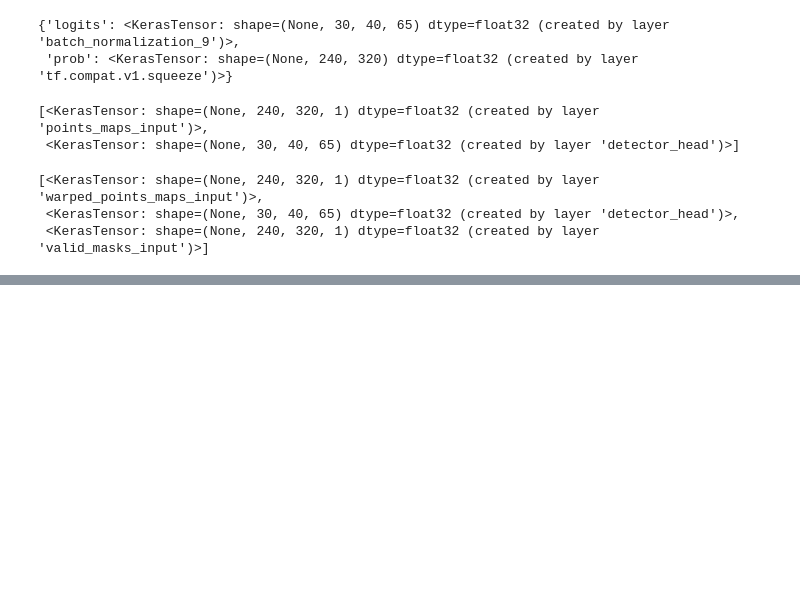
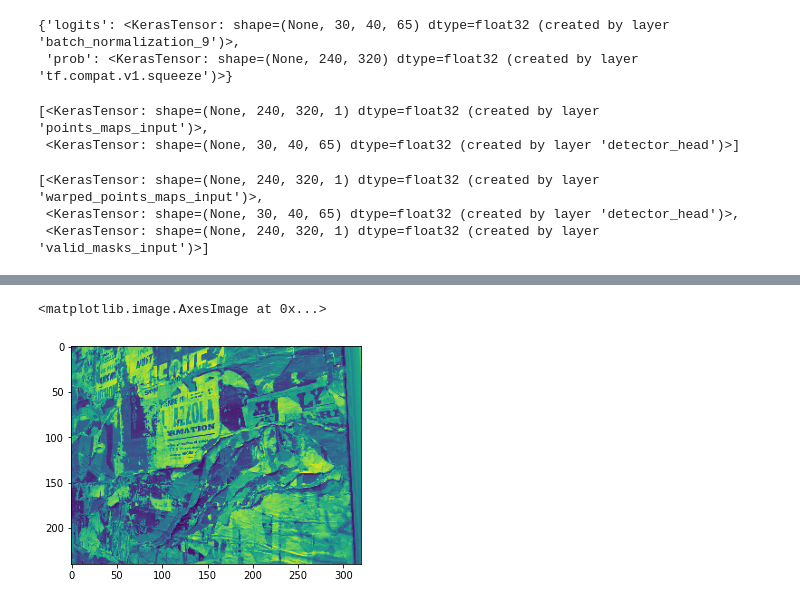
Before and after one commit to amit205/multi-task-learning, a Jupyter notebook: export_descriptors_hpatches.ipynb, the cells around one changed output, grey strips where cells are left out. Cells and saved outputs as stored; diff of their text form; code cells hidden in the pictures; blank space fills up the shorter version.

```diff
--- a/export_descriptors_hpatches.ipynb
+++ b/export_descriptors_hpatches.ipynb
@@ -627,0 +698,5 @@ for i in range(len(files['image_paths'])):
+# %%
+plt.imshow(pred['warped_image'])
+# %% [output]
+<matplotlib.image.AxesImage at 0x...>
+[figure, added]
```
Also changed, not shown: parts of 8 cells of this notebook, 3 other files.
